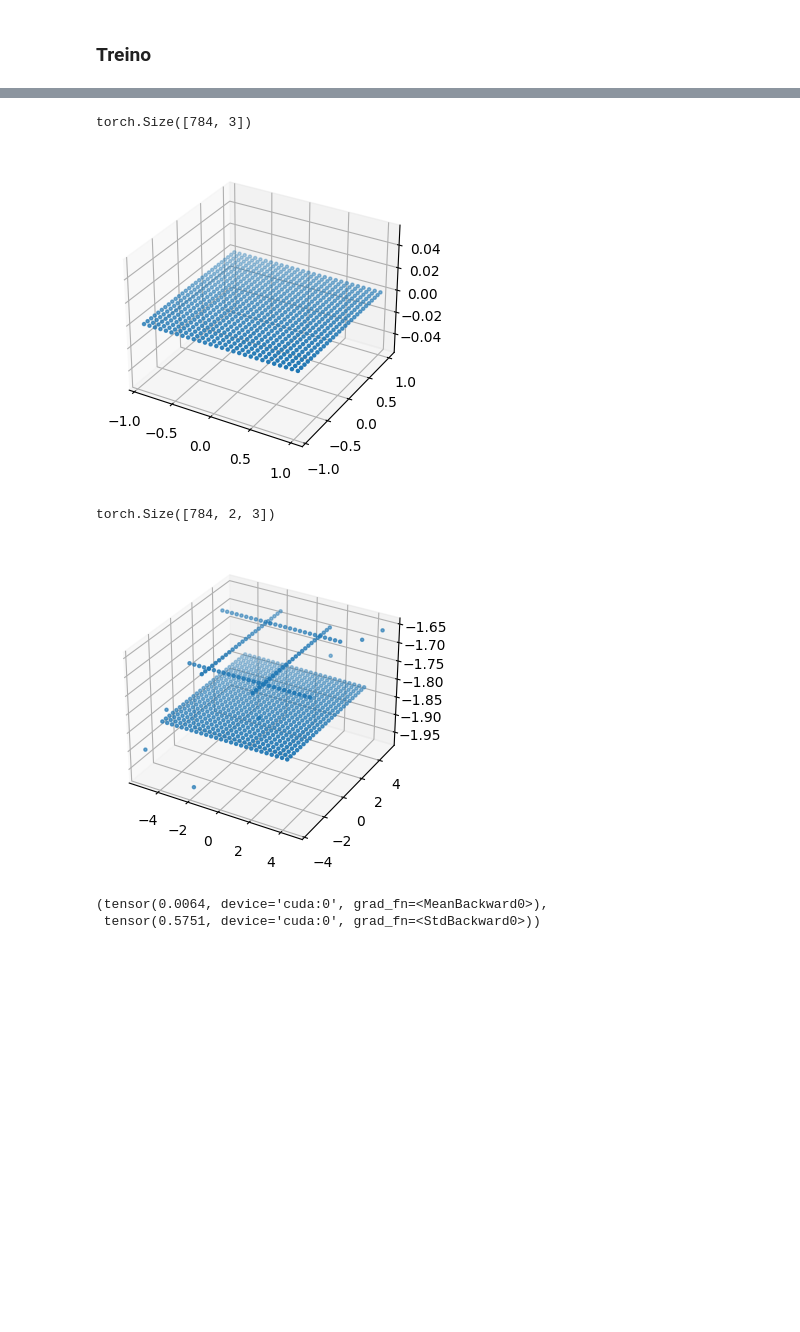
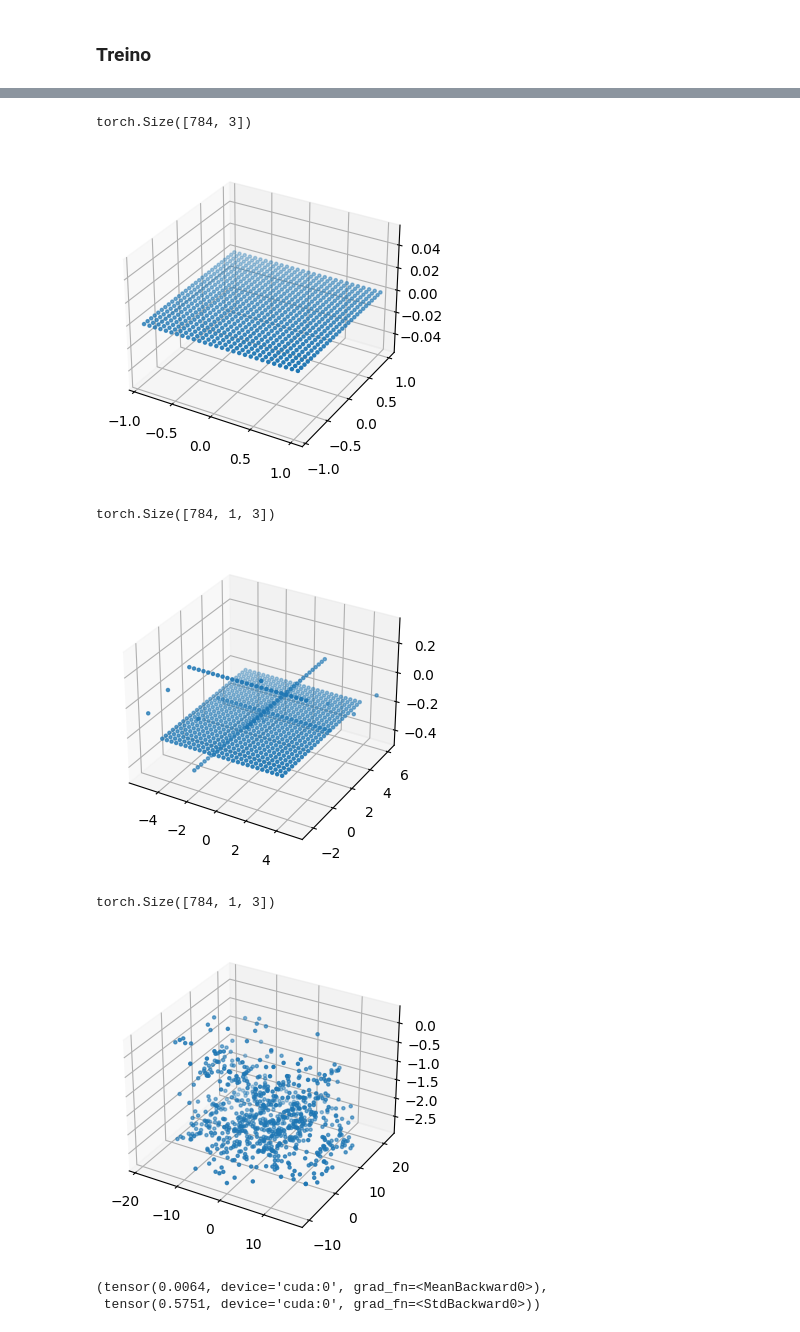
Before and after one commit to Ronnypetson/titanic, a Jupyter notebook: MNIST_Maromba.ipynb, the cells around one changed output, grey strips where cells are left out. Drawn from its saved outputs; the diff is of its cells as text; code cells hidden in the pictures; blank space fills up the shorter version.

```diff
--- a/MNIST_Maromba.ipynb
+++ b/MNIST_Maromba.ipynb
@@ -1038,7 +1038,7 @@ class MModule2(nn.Module):
     assert n_sets > 0
     ### Under experimentation
     n = x.data.shape[0]
-    filter_whs = [(3, 3, 1), (3, 3, 2)]
+    filter_whs = [(3, 3, 1), (3, 3, 1)]
     strides = [1, 1]
     stride = strides[0]
     filter_volume = np.prod(filter_whs[0])
@@ -1210,21 +1210,21 @@ def prepare_input(x, y, device="cpu"):
 # %% [markdown]
 ### Treino
 # %%
-hidden_dim = 3136
+hidden_dim = 784
 start_mode = False
 valid_mode = False
 # TODO: Visualize conv layer output
 samples = [
     # in_ch * h * w,
     1 * 3 * 3,
-    2 * 3 * 3,
+    1 * 3 * 3,
     # 4 * 8 * 3 * 3,
     hidden_dim,
 ]
 sets = [
     # out_ch
-    2,
-    2,
+    1,
+    1,
     # 1,
     num_classes
 ]
@@ -1319,7 +1319,8 @@ idxs = [img.idx.cpu().detach() for img in model.all_pools]
 # %%
 shapes = [
     (img_dim, img_dim, 1),
-    ((img_dim - 0) // 1, (img_dim - 0) // 1, 2),
+    ((img_dim - 0) // 1, (img_dim - 0) // 1, 1),
+    ((img_dim - 0) // 1, (img_dim - 0) // 1, 1),
     # (((img_dim - 2) // 2 - 2) // 1, ((img_dim - 2) // 2 - 2) // 1, 4),
     # (((img_dim - 4) // 1 - 4) // 2, ((img_dim - 4) // 1 - 4) // 2, 8),
     # ((img_dim - 4) // 2 - 2, (img_dim - 4) // 2 - 2, 4),
@@ -1347,19 +1349,22 @@ torch.Size([784, 2])
 # %%
 for i, idx in enumerate(idxs[:len(shapes)]):
   idx = idx[0]
   print(idx.shape)
   idx = idx.reshape(-1, shapes[i][2], idx_dim)
-  idx_ = idx[:, 0].numpy()
-  fig = plt.figure(figsize=(4, 4))
-  ax = fig.add_subplot(projection="3d")
-  ax.scatter(idx_[:, 0], idx_[:, 1], idx_[:, 2], marker=".")
-  ax.grid()
-  plt.show()
+  for ch in range(idx.shape[1]):
+    idx_ = idx[:, ch].numpy()
+    fig = plt.figure(figsize=(4, 4))
+    ax = fig.add_subplot(projection="3d")
+    ax.scatter(idx_[:, 0], idx_[:, 1], idx_[:, 2], marker=".")
+    ax.grid()
+    plt.show()
 # %% [output]
 torch.Size([784, 3])
 [figure]
-torch.Size([784, 2, 3])
+torch.Size([784, 1, 3])
-[figure, old version]
+[figure, new version]
+torch.Size([784, 1, 3])
+[figure, added]
 # %%
 ### Ordenar pelo índice
 # filters = model.W_idx[0, :25].reshape(1, 5, 5, idx_dim)
```
Also changed, not shown: parts of 2 cells of this notebook.
